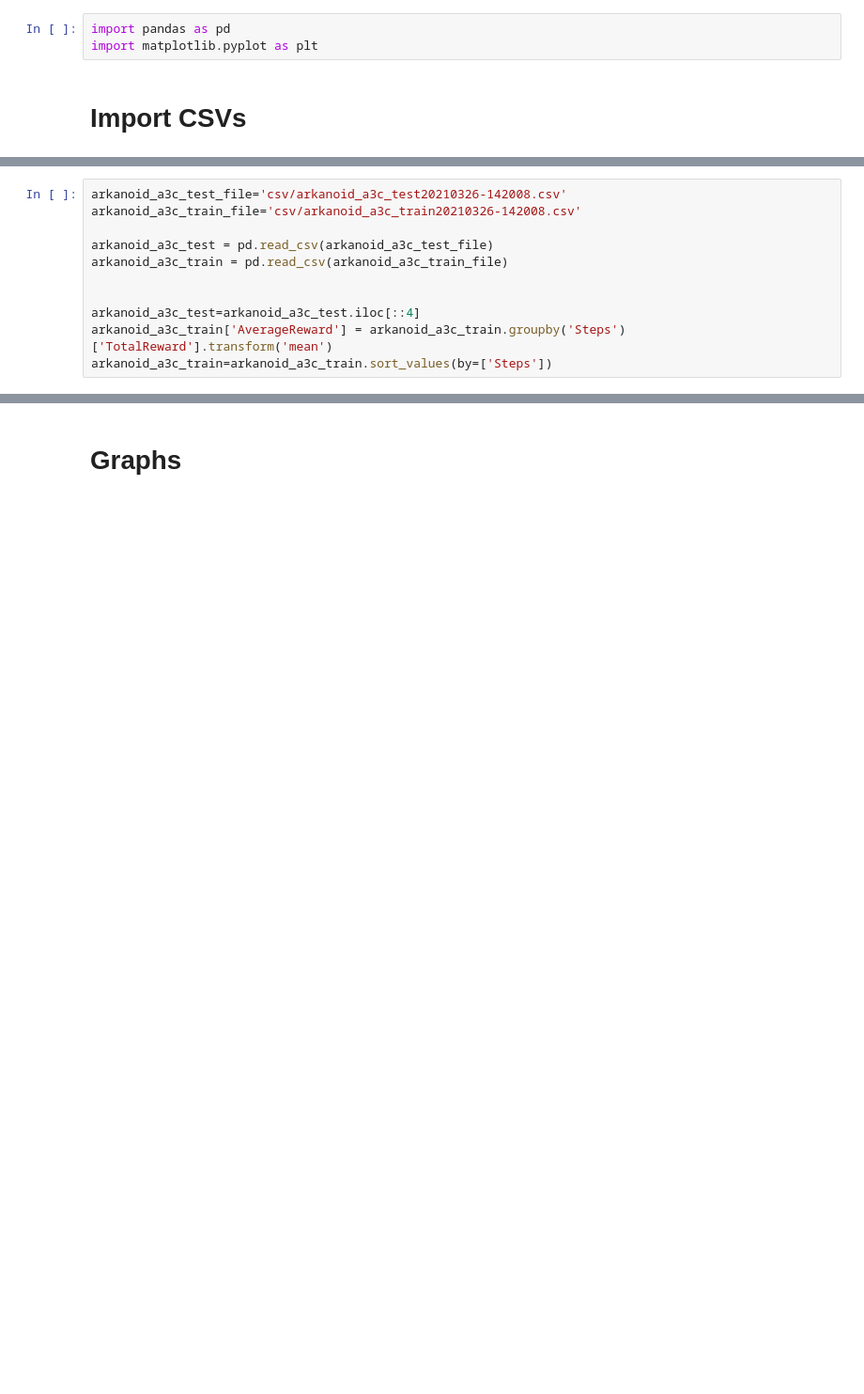
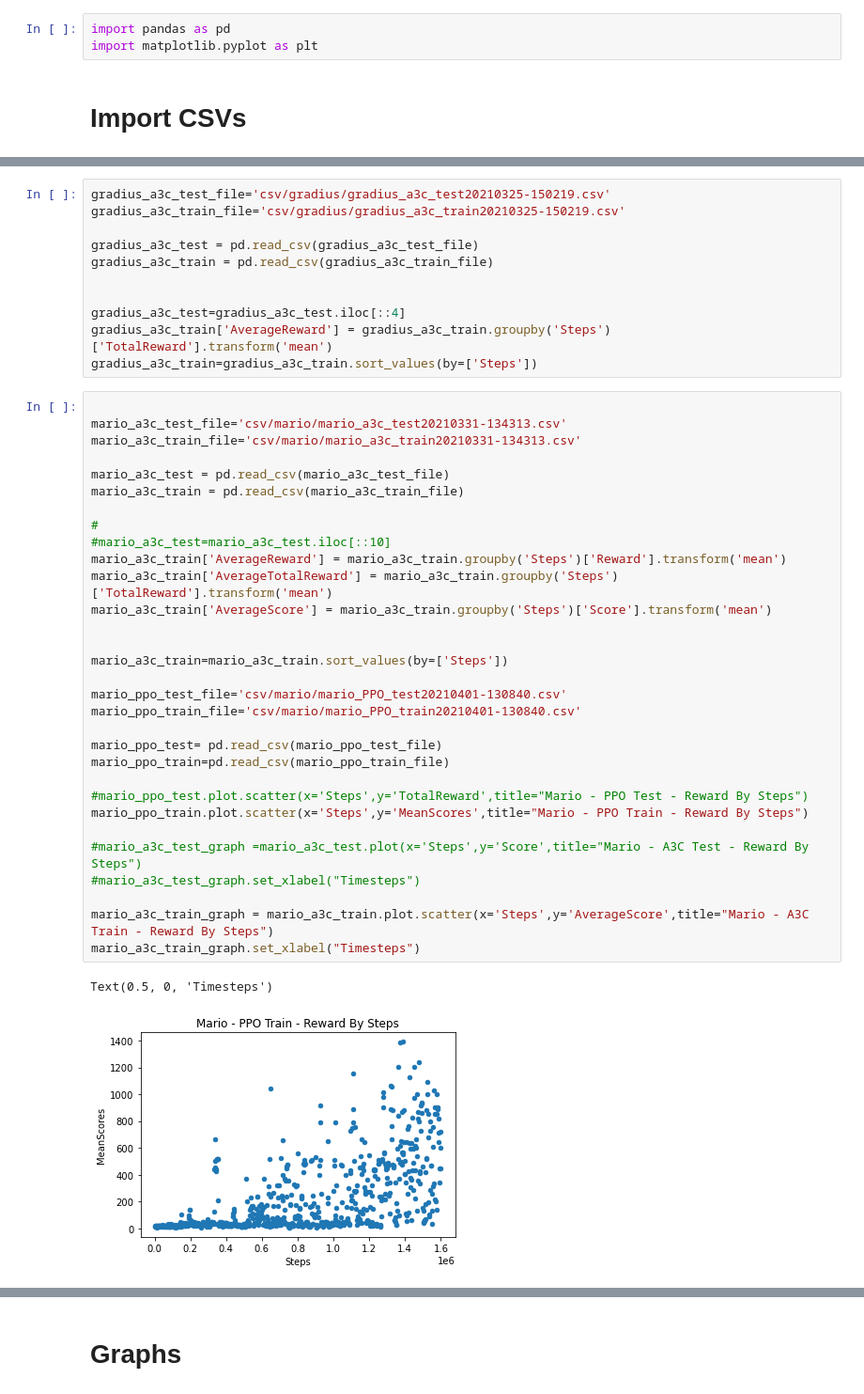
Before and after one commit to econnolly27/ReinforcementLearningNES, a Jupyter notebook: testing/graphs.ipynb, the cells around one changed output, grey strips where cells are left out. Shown at 94% size. Saved outputs shown, nothing was run; the diff lists cells and outputs as text; blank space fills up the shorter version.

Commit message:
graph changes

```diff
--- a/testing/graphs.ipynb
+++ b/testing/graphs.ipynb
@@ -6,11 +37,45 @@ import matplotlib.pyplot as plt
 # %%
-arkanoid_a3c_test_file='csv/arkanoid_a3c_test20210326-142008.csv'
-arkanoid_a3c_train_file='csv/arkanoid_a3c_train20210326-142008.csv'
+gradius_a3c_test_file='csv/gradius/gradius_a3c_test20210325-150219.csv'
+gradius_a3c_train_file='csv/gradius/gradius_a3c_train20210325-150219.csv'
 
-arkanoid_a3c_test = pd.read_csv(arkanoid_a3c_test_file)
-arkanoid_a3c_train = pd.read_csv(arkanoid_a3c_train_file)
+gradius_a3c_test = pd.read_csv(gradius_a3c_test_file)
+gradius_a3c_train = pd.read_csv(gradius_a3c_train_file)
 
 
-arkanoid_a3c_test=arkanoid_a3c_test.iloc[::4]
-arkanoid_a3c_train['AverageReward'] = arkanoid_a3c_train.groupby('Steps')['TotalReward'].transform('mean')
-arkanoid_a3c_train=arkanoid_a3c_train.sort_values(by=['Steps'])
+gradius_a3c_test=gradius_a3c_test.iloc[::4]
+gradius_a3c_train['AverageReward'] = gradius_a3c_train.groupby('Steps')['TotalReward'].transform('mean')
+gradius_a3c_train=gradius_a3c_train.sort_values(by=['Steps'])
+# %%
+
+mario_a3c_test_file='csv/mario/mario_a3c_test20210331-134313.csv'
+mario_a3c_train_file='csv/mario/mario_a3c_train20210331-134313.csv'
+
+mario_a3c_test = pd.read_csv(mario_a3c_test_file)
+mario_a3c_train = pd.read_csv(mario_a3c_train_file)
+
+#
+#mario_a3c_test=mario_a3c_test.iloc[::10]
+mario_a3c_train['AverageReward'] = mario_a3c_train.groupby('Steps')['Reward'].transform('mean')
+mario_a3c_train['AverageTotalReward'] = mario_a3c_train.groupby('Steps')['TotalReward'].transform('mean')
+mario_a3c_train['AverageScore'] = mario_a3c_train.groupby('Steps')['Score'].transform('mean')
+
+
+mario_a3c_train=mario_a3c_train.sort_values(by=['Steps'])
+
+mario_ppo_test_file='csv/mario/mario_PPO_test20210401-130840.csv'
+mario_ppo_train_file='csv/mario/mario_PPO_train20210401-130840.csv'
+
+mario_ppo_test= pd.read_csv(mario_ppo_test_file)
+mario_ppo_train=pd.read_csv(mario_ppo_train_file)
+
+#mario_ppo_test.plot.scatter(x='Steps',y='TotalReward',title="Mario - PPO Test - Reward By Steps")
+mario_ppo_train.plot.scatter(x='Steps',y='MeanScores',title="Mario - PPO Train - Reward By Steps")
+
+#mario_a3c_test_graph =mario_a3c_test.plot(x='Steps',y='Score',title="Mario - A3C Test - Reward By Steps")
+#mario_a3c_test_graph.set_xlabel("Timesteps")
+
+mario_a3c_train_graph = mario_a3c_train.plot.scatter(x='Steps',y='AverageScore',title="Mario - A3C Train - Reward By Steps")
+mario_a3c_train_graph.set_xlabel("Timesteps")
+# %% [output]
+Text(0.5, 0, 'Timesteps')
+[figure, added]
```
Also changed, not shown: parts of 8 cells of this notebook, 13 other files.
